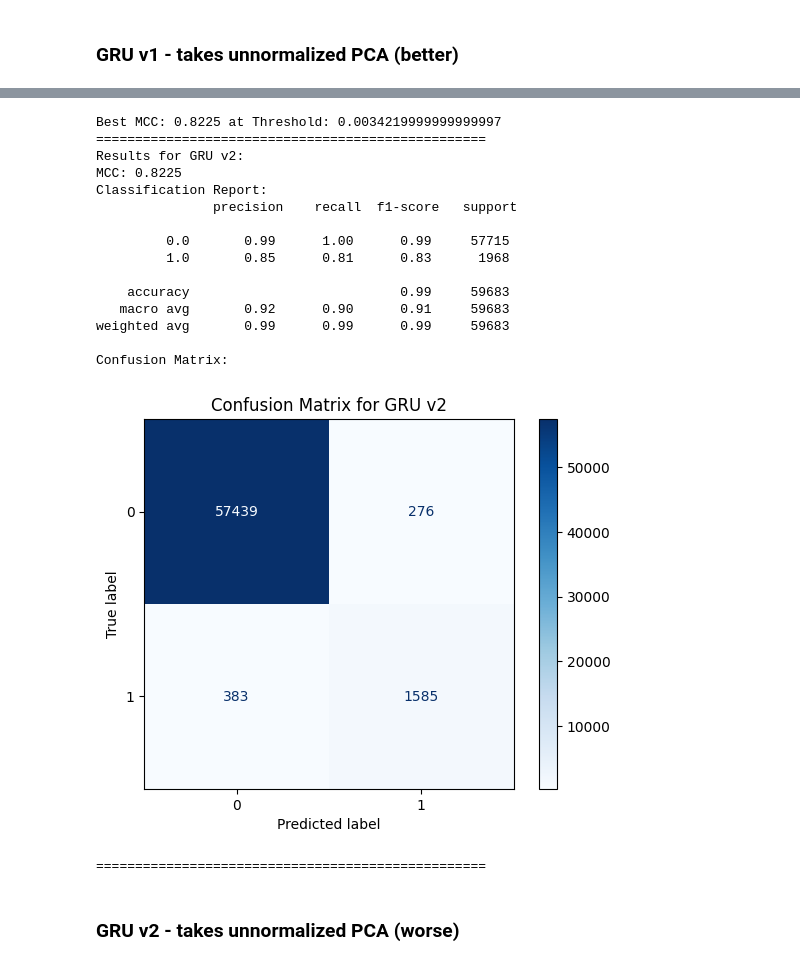
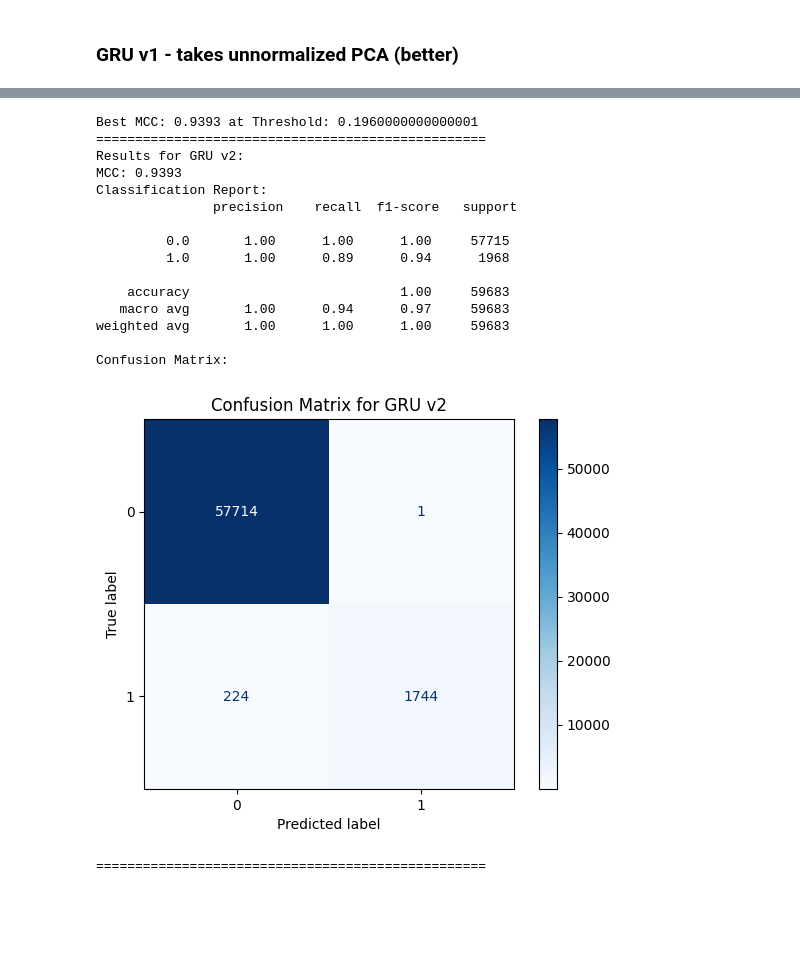
Before and after one commit to jurajtodic/AirQualityDetection, a Jupyter notebook: garden_door_classifier_test.ipynb, the cells around one changed output, grey strips where cells are left out. Drawn from its saved outputs; the diff is of its cells as text; code cells hidden in the pictures; blank space fills up the shorter version.

```diff
--- a/garden_door_classifier_test.ipynb
+++ b/garden_door_classifier_test.ipynb
@@ -537,13 +530,28 @@ TypeError: agg function failed [how->mean,dtype->object]
 ## Data normalization
 # %%
 from sklearn.preprocessing import MinMaxScaler, StandardScaler
+
+# parameters_to_normalize = [
+#     'NetCO2-CO2(ppm)', 'NetCO2-CO2_ug', 'NetADC_O3-O3_ug',
+#     'NetADC_O3-O3(ppb)', 'NetADC_CO-CO_ug', 'NetADC_CO-CO( ppb)',
+#     'NetPM-PM10(µg/m3)', 'NetPM-PM25(µg/m3)', 'NetPid_P1-PPB(ppm)',
+#     'NetPid_P1-PPB_ug', 'NetBME280-PERC(%)', 'NetBME280-TEMP_EXT(°C)',
+#     'NetBME280-HPA(hPa)', 'NetADC_NO2-NO2_ug', 'NetADC_NO2-NO2(ppb)'
+# ]
 
 parameters_to_normalize = [
     'NetCO2-CO2(ppm)', 'NetCO2-CO2_ug', 'NetADC_O3-O3_ug',
     'NetADC_O3-O3(ppb)', 'NetADC_CO-CO_ug', 'NetADC_CO-CO( ppb)',
     'NetPM-PM10(µg/m3)', 'NetPM-PM25(µg/m3)', 'NetPid_P1-PPB(ppm)',
     'NetPid_P1-PPB_ug', 'NetBME280-PERC(%)', 'NetBME280-TEMP_EXT(°C)',
-    'NetBME280-HPA(hPa)', 'NetADC_NO2-NO2_ug', 'NetADC_NO2-NO2(ppb)'
+    'NetBME280-HPA(hPa)', 'NetADC_NO2-NO2_ug', 'NetADC_NO2-NO2(ppb)',
+    'outdoor_NO2(µg/m³)', 'outdoor_NO(µg/m³)',
+    'outdoor_O3(µg/m³)', 'outdoor_CO2(mg/m³)', 'outdoor_CO(mg/m³)',
+    'outdoor_H2S(µg/m³)', 'outdoor_PM1(µg/m³)', 'outdoor_PM2P5(µg/m³)',
+    'outdoor_PM10(µg/m³)', 'outdoor_VOC(mg/m³)', 'outdoor_temperature(C)',
+    'outdoor_relativeHumidity(%)', 'outdoor_pressure(µg/m³)',
+    'outdoor_windDirection(degrees)', 'outdoor_windSpeed(m/s)',
+    'outdoor_gust(m/s)'
 ]
 
 #scaler = MinMaxScaler()  # Use StandardScaler() for Z-score normalization
@@ -575,8 +583,23 @@ from sklearn.decomposition import PCA
 parameters_for_PCA = [
     'NetCO2-CO2_ug', 'NetADC_O3-O3_ug', 'NetADC_CO-CO_ug',
     'NetPM-PM10(µg/m3)', 'NetPM-PM25(µg/m3)', 'NetPid_P1-PPB_ug', 'NetBME280-PERC(%)',
-    'NetBME280-TEMP_EXT(°C)', 'NetBME280-HPA(hPa)', 'NetADC_NO2-NO2_ug'
+    'NetBME280-TEMP_EXT(°C)', 'NetBME280-HPA(hPa)', 'NetADC_NO2-NO2_ug',
+    'Door_Hallway', 'Motion_detection','people_in_room', 'experiment'
 ]
-# , 'Door_Hallway', 'Motion_detection', 'people_in_room', 'experiment'
+
+# parameters_for_PCA = [
+#     'NetCO2-CO2_ug', 'NetADC_O3-O3_ug', 'NetADC_CO-CO_ug',
+#     'NetPM-PM10(µg/m3)', 'NetPM-PM25(µg/m3)', 'NetPid_P1-PPB_ug', 'NetBME280-PERC(%)',
+#     'NetBME280-TEMP_EXT(°C)', 'NetBME280-HPA(hPa)', 'NetADC_NO2-NO2_ug',
+#     'Door_Hallway', 'Motion_detection','people_in_room', 'experiment',
+#     'outdoor_NO2(µg/m³)', 'outdoor_NO(µg/m³)',
+#     'outdoor_O3(µg/m³)', 'outdoor_CO2(mg/m³)', 'outdoor_CO(mg/m³)',
+#     'outdoor_H2S(µg/m³)', 'outdoor_PM1(µg/m³)', 'outdoor_PM2P5(µg/m³)',
+#     'outdoor_PM10(µg/m³)', 'outdoor_VOC(mg/m³)', 'outdoor_temperature(C)',
+#     'outdoor_relativeHumidity(%)', 'outdoor_pressure(µg/m³)',
+#     'outdoor_windDirection(degrees)', 'outdoor_windSpeed(m/s)',
+#     'outdoor_gust(m/s)'
+# ]
+
 pca = PCA(n_components=10)
 X_pca = pca.fit_transform(sensor_df_normalized[parameters_for_PCA])
@@ -770,42 +742,47 @@ Test Loss: 0.1166, Test Accuracy: 0.9721
 # 0.00338 = MCC 0.7784, experiments, door_hallway removed
 
 # ADDED HALLWAY_DOOR, PEOPLE, MOTION, EXPERIMENTS
 # 0.02743 = MCC 0.7148
 
 # REMOVED HALLWAY_DOOR, PEOPLE, MOTION, EXPERIMENTS (unless garden_door = 1)
 # 0.003422 = MCC 0.8225
 
+# REMOVED HALLWAY_DOOR, PEOPLE, MOTION, EXPERIMENTS (unless garden_door = 1)
+# THIS TIME ACTUALLY INCLUDING THE people, motion, experiments in PCA LOOOL
+# 0.018 = MCC 0.9418
+
+# REMOVED HALLWAY_DOOR, ACTUALLY ADDED PEOPLE, MOTION, EXPERIMENTS, OUTDOOR (unless garden_door = 1)
+# 0.480 = MCC 0.7896
+
 best_mcc = -1  # MCC ranges from -1 to 1
 best_threshold = 0
 
-for threshold in np.arange(0, 0.004, 0.000001):
+for threshold in np.arange(0.1, 0.3, 0.001):
     # Binarize the predictions based on the threshold
     y_pred = (y_pred_prob > threshold).astype(int)
 
     mcc = matthews_corrcoef(y_test, y_pred)
     if mcc > best_mcc:
         best_mcc = mcc
         best_threshold = threshold
 
 print(f"Best MCC: {best_mcc:.4f} at Threshold: {best_threshold}")
 evaluate_model((y_pred_prob > best_threshold).astype(int), y_test, "GRU v2")
 # %% [output]
-Best MCC: 0.8225 at Threshold: 0.0034219999999999997
+Best MCC: 0.9393 at Threshold: 0.1960000000000001
 ==================================================
 Results for GRU v2:
-MCC: 0.8225
+MCC: 0.9393
 Classification Report:
                precision    recall  f1-score   support
 
-         0.0       0.99      1.00      0.99     57715
-         1.0       0.85      0.81      0.83      1968
+         0.0       1.00      1.00      1.00     57715
+         1.0       1.00      0.89      0.94      1968
 
-    accuracy                           0.99     59683
-   macro avg       0.92      0.90      0.91     59683
-weighted avg       0.99      0.99      0.99     59683
+    accuracy                           1.00     59683
+   macro avg       1.00      0.94      0.97     59683
+weighted avg       1.00      1.00      1.00     59683
 
 Confusion Matrix:
-[figure, old version]
+[figure, new version]
 ==================================================
-# %% [markdown]
-### GRU v2 - takes unnormalized PCA (worse)
```
Also changed, not shown: parts of 13 cells of this notebook, 1 other file.
